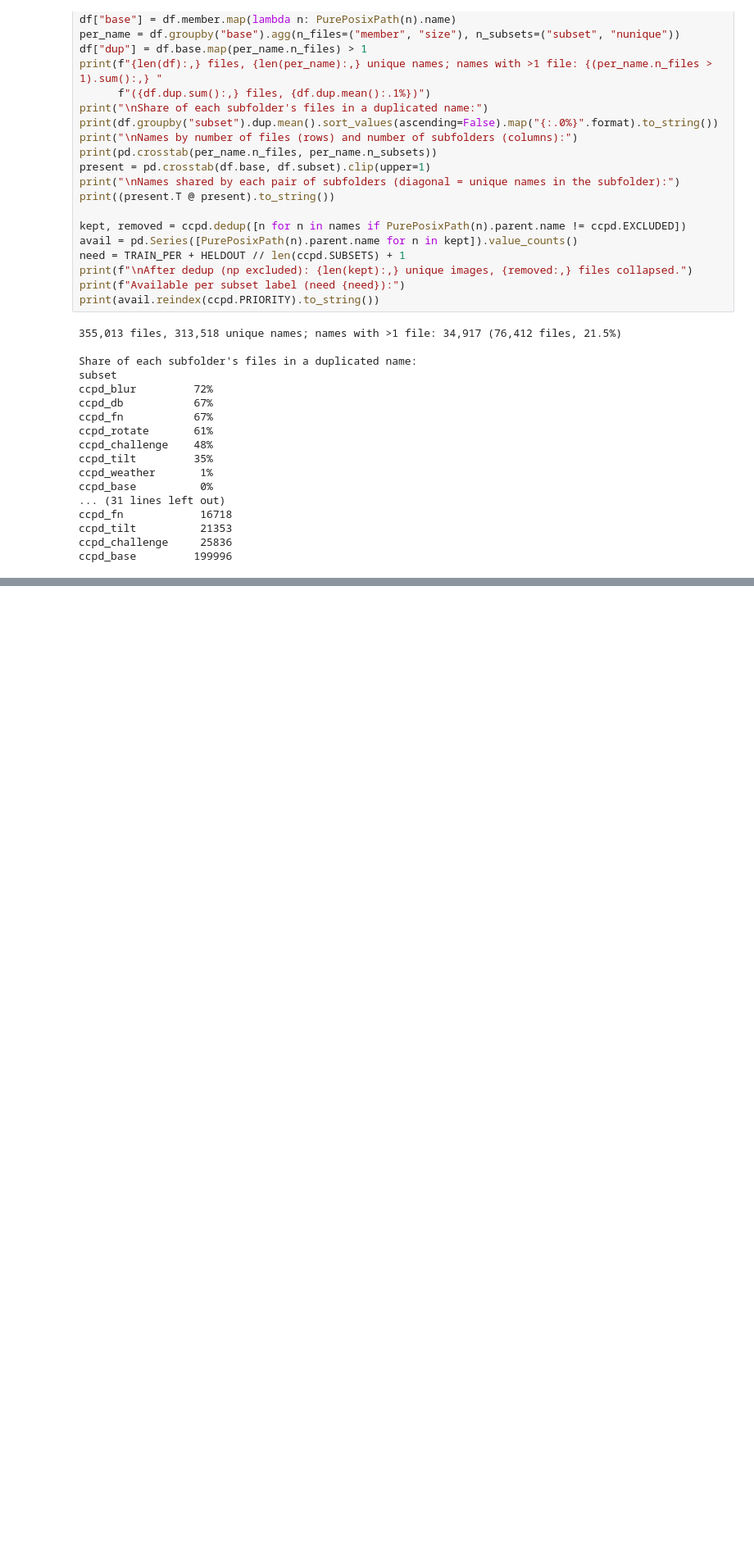
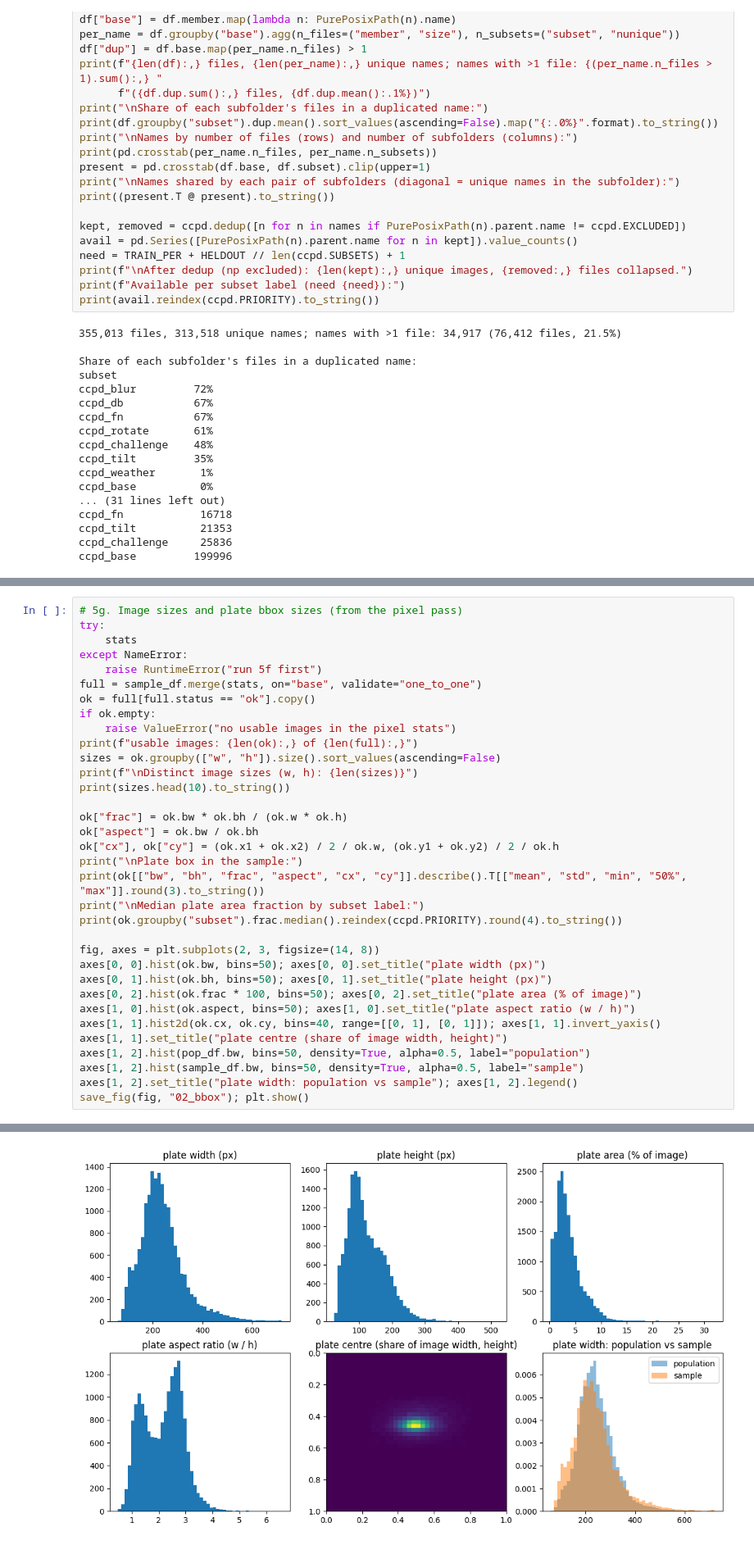
Before and after one commit to medrees-1000/vehicle-plate-recognition, a Jupyter notebook: notebooks/01_eda.ipynb, the cells around one changed output, grey strips where cells are left out. Shown at 82% size. Cells and saved outputs as stored; diff of their text form; blank space fills up the shorter version.

```diff
--- a/notebooks/01_eda.ipynb
+++ b/notebooks/01_eda.ipynb
@@ -144,0 +417,35 @@ ccpd_base         199996
+# %%
+# 5g. Image sizes and plate bbox sizes (from the pixel pass)
+try:
+    stats
+except NameError:
+    raise RuntimeError("run 5f first")
+full = sample_df.merge(stats, on="base", validate="one_to_one")
+ok = full[full.status == "ok"].copy()
+if ok.empty:
+    raise ValueError("no usable images in the pixel stats")
+print(f"usable images: {len(ok):,} of {len(full):,}")
+sizes = ok.groupby(["w", "h"]).size().sort_values(ascending=False)
+print(f"\nDistinct image sizes (w, h): {len(sizes)}")
+print(sizes.head(10).to_string())
+
+ok["frac"] = ok.bw * ok.bh / (ok.w * ok.h)
+ok["aspect"] = ok.bw / ok.bh
+ok["cx"], ok["cy"] = (ok.x1 + ok.x2) / 2 / ok.w, (ok.y1 + ok.y2) / 2 / ok.h
+print("\nPlate box in the sample:")
+print(ok[["bw", "bh", "frac", "aspect", "cx", "cy"]].describe().T[["mean", "std", "min", "50%", "max"]].round(3).to_string())
+print("\nMedian plate area fraction by subset label:")
+print(ok.groupby("subset").frac.median().reindex(ccpd.PRIORITY).round(4).to_string())
+
+fig, axes = plt.subplots(2, 3, figsize=(14, 8))
+axes[0, 0].hist(ok.bw, bins=50); axes[0, 0].set_title("plate width (px)")
+axes[0, 1].hist(ok.bh, bins=50); axes[0, 1].set_title("plate height (px)")
+axes[0, 2].hist(ok.frac * 100, bins=50); axes[0, 2].set_title("plate area (% of image)")
+axes[1, 0].hist(ok.aspect, bins=50); axes[1, 0].set_title("plate aspect ratio (w / h)")
+axes[1, 1].hist2d(ok.cx, ok.cy, bins=40, range=[[0, 1], [0, 1]]); axes[1, 1].invert_yaxis()
+axes[1, 1].set_title("plate centre (share of image width, height)")
+axes[1, 2].hist(pop_df.bw, bins=50, density=True, alpha=0.5, label="population")
+axes[1, 2].hist(sample_df.bw, bins=50, density=True, alpha=0.5, label="sample")
+axes[1, 2].set_title("plate width: population vs sample"); axes[1, 2].legend()
+save_fig(fig, "02_bbox"); plt.show()
+# %% [output]
@@ -144,0 +469 @@ ccpd_base         199996
+[figure, added]
```
Also changed, not shown: parts of 18 cells of this notebook.
